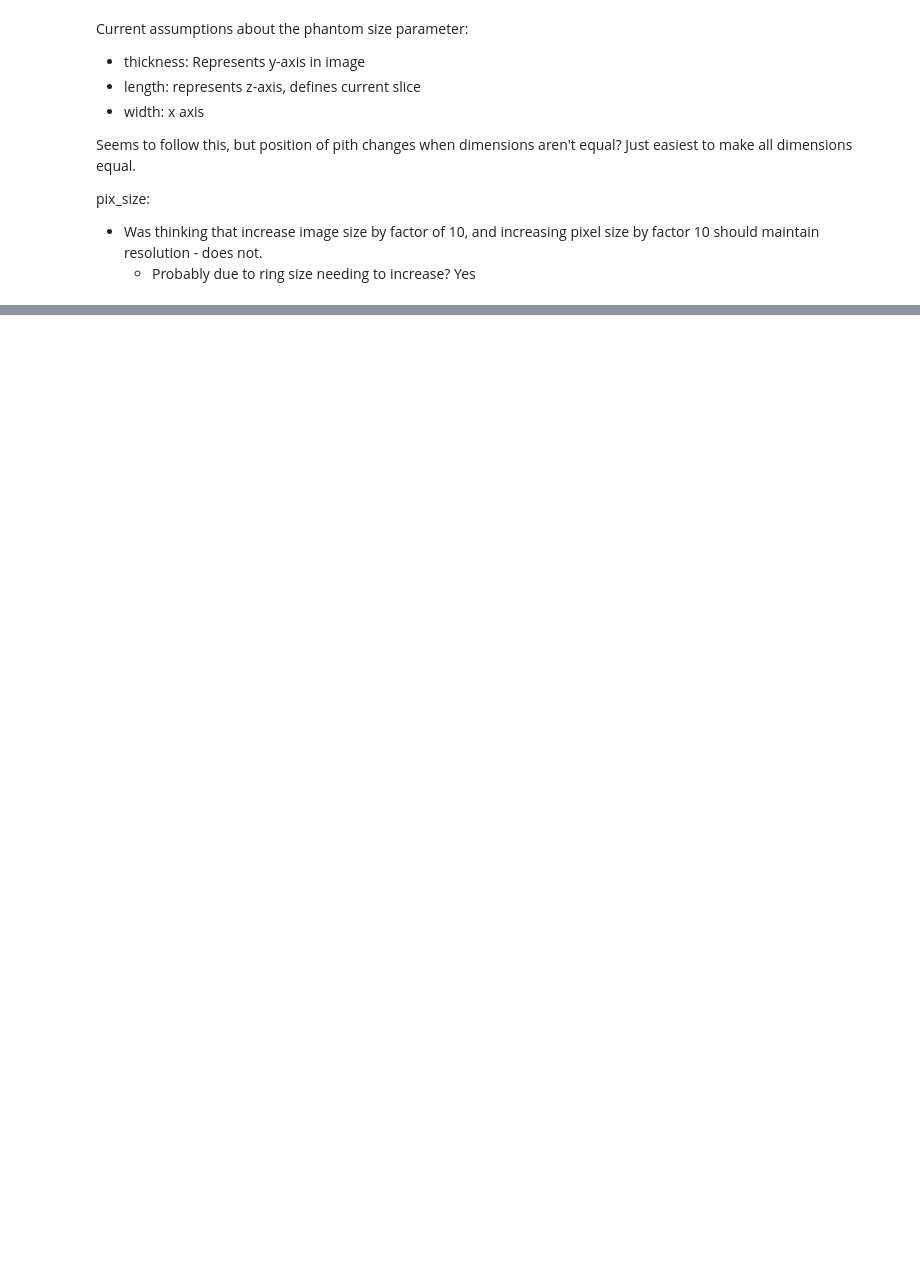
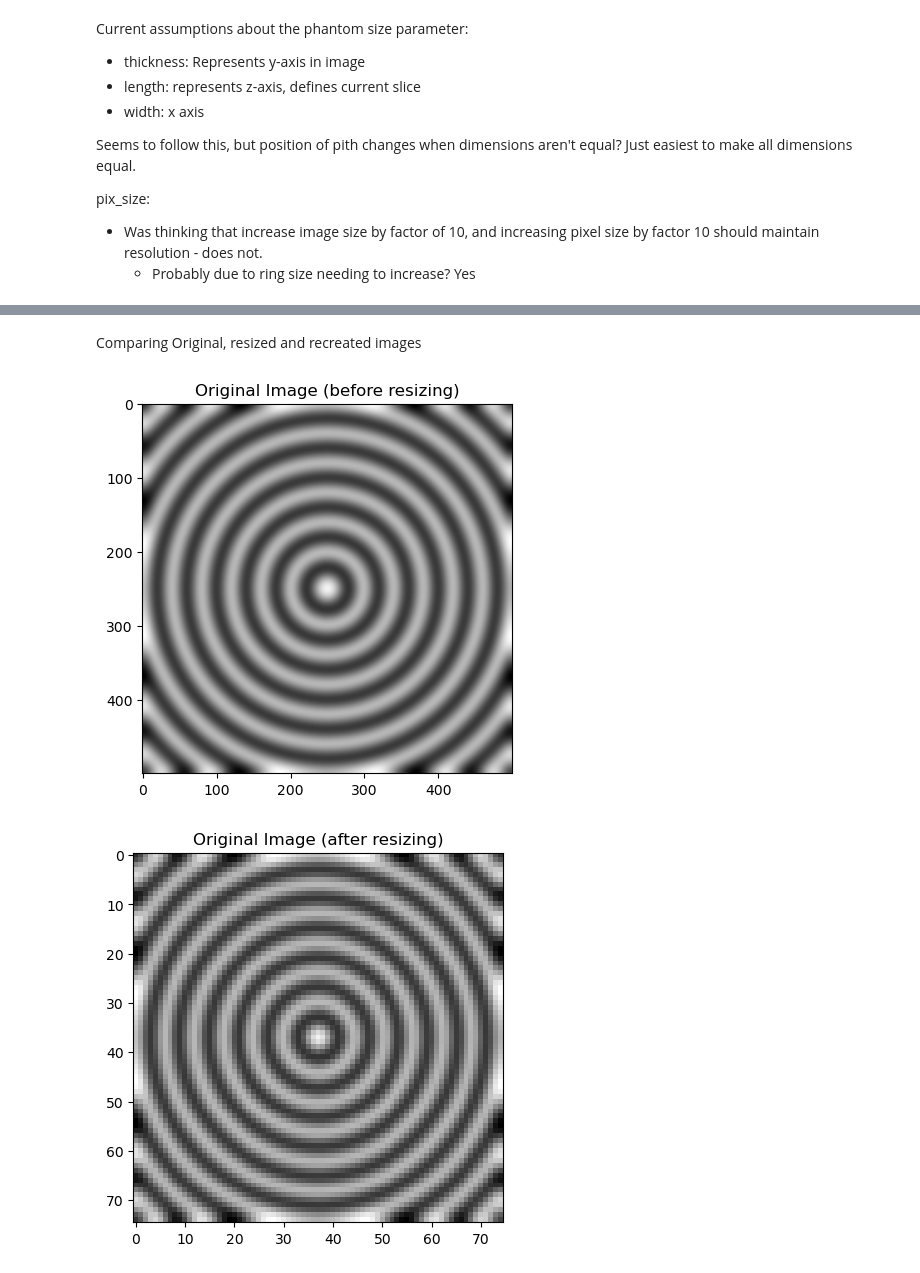
Before and after one commit to npeuker/MathModellingDTU, a Jupyter notebook: Exam Project/validation data generation/imagegen.ipynb, the cells around one changed output, grey strips where cells are left out. Saved outputs shown, nothing was run; the diff lists cells and outputs as text; code cells hidden in the pictures; blank space fills up the shorter version.

```diff
--- a/Exam Project/validation data generation/imagegen.ipynb
+++ b/Exam Project/validation data generation/imagegen.ipynb
@@ -202,0 +440,7 @@ pix_size:
+# %%
+# Recreating image
+b = np.matmul(A, x)
+x_recreated = np.linalg.lstsq(A, b)
+
+# resizing
+recreated_im = np.reshape(x, (75,75))
@@ -202,0 +450,18 @@ pix_size:
+# %% [markdown]
+Comparing Original, resized and recreated images
+# %%
+# Comparing Images
+plt.imshow(original_im, cmap="gray")
+plt.title("Original Image (before resizing)")
+plt.show()
+
+plt.imshow(resized_im_1, cmap="gray")
+plt.title("Original Image (after resizing)")
+plt.show()
+
+plt.imshow(recreated_im, cmap="gray")
+plt.title("Recreated Image")
+plt.show()
+# %% [output]
+[figure, added]
+[figure, added]
```
Also changed, not shown: parts of 13 cells of this notebook, 26 other files.
